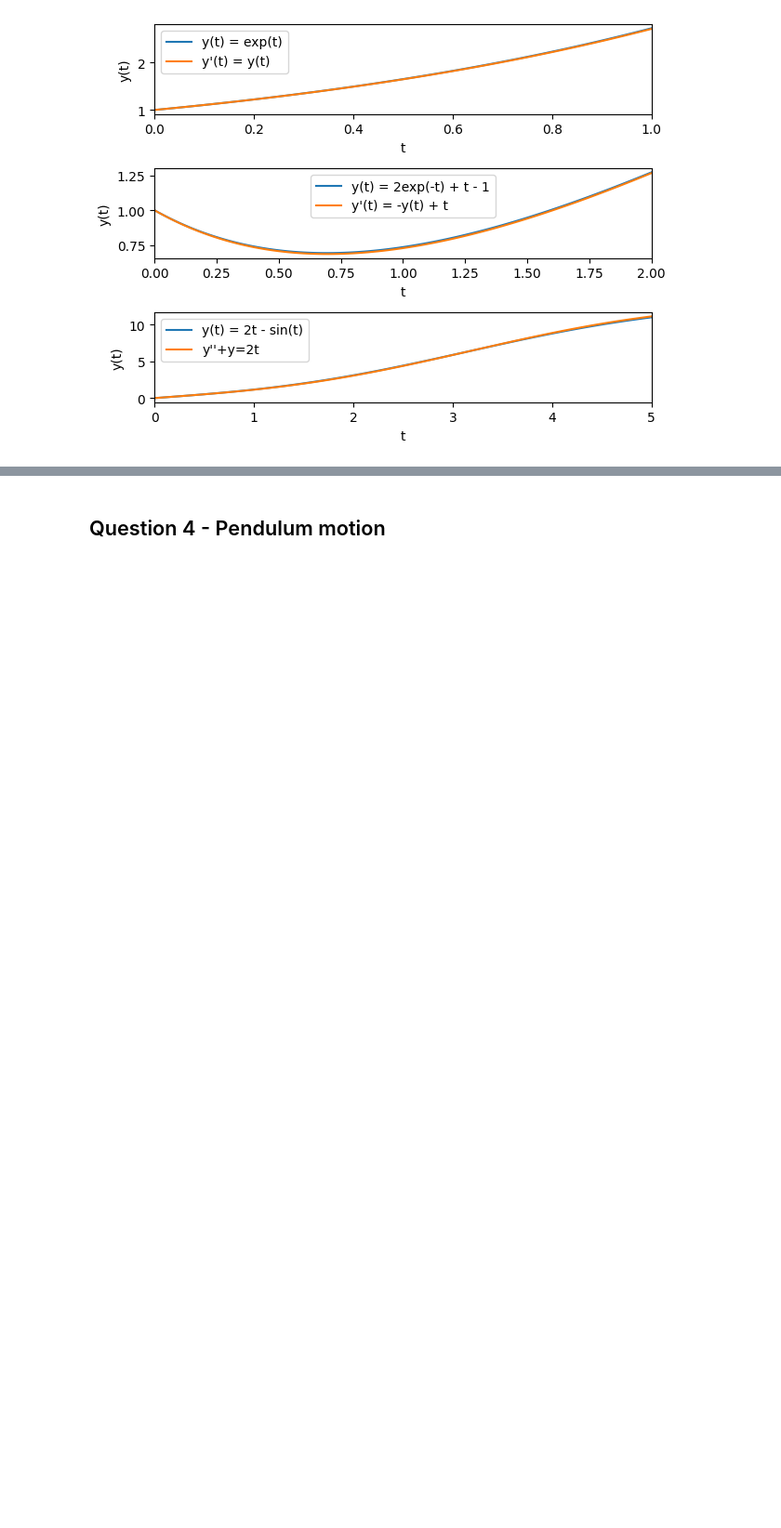
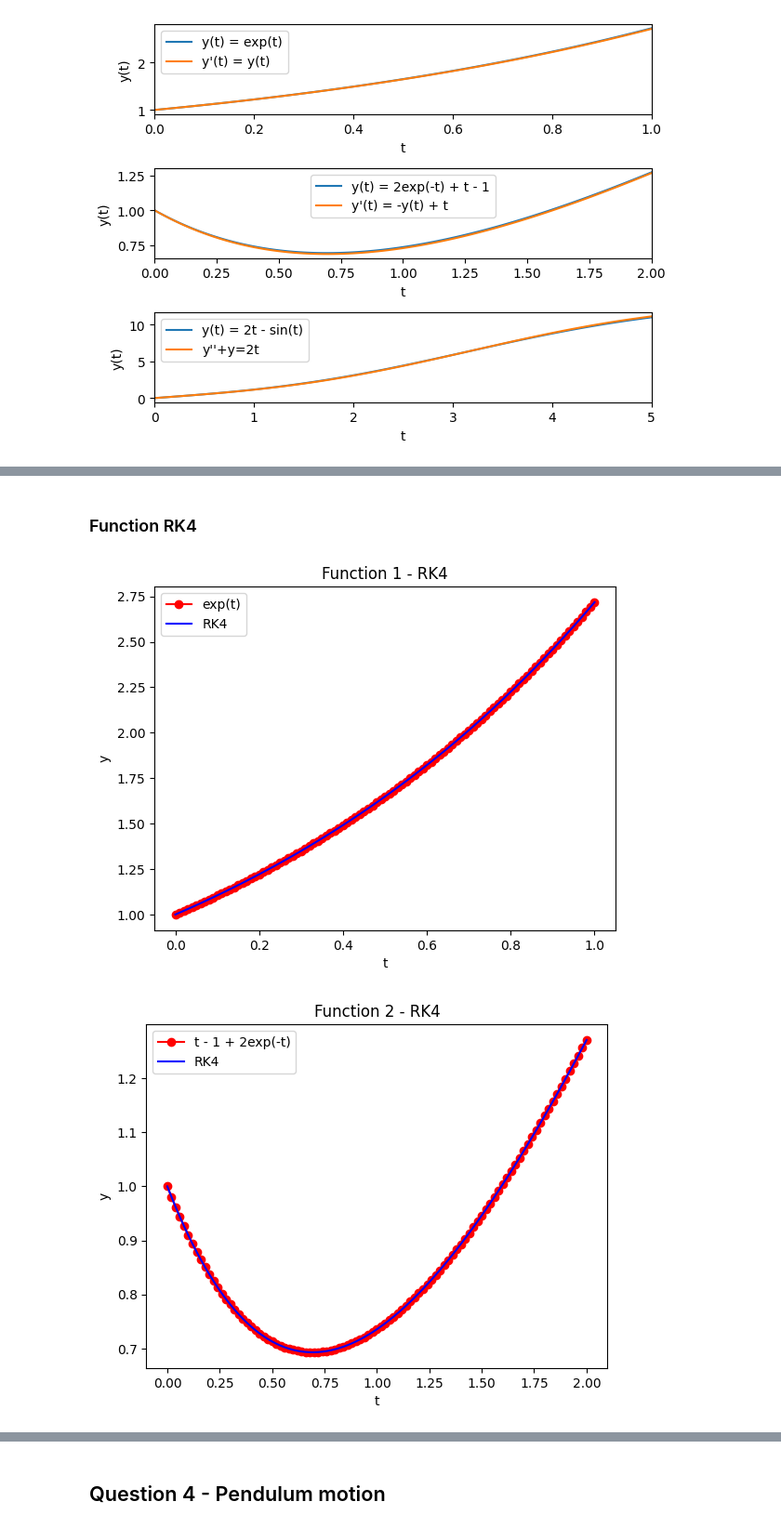
Before and after one commit to Guillaumesyl/Ma322, a Jupyter notebook: TP2/guillaume_tp2.ipynb, the cells around one changed output, grey strips where cells are left out. Shown at 93% size. Cells and saved outputs as stored; diff of their text form; code cells hidden in the pictures; blank space fills up the shorter version.

```diff
--- a/TP2/guillaume_tp2.ipynb
+++ b/TP2/guillaume_tp2.ipynb
@@ -93,0 +179,53 @@ As we can see the Euler Explicit Method is accurate for the two function in the
+# %% [markdown]
+### Function RK4
+# %%
+def RK4(F,a,b,y0,N):
+    h = (b-a)/N
+    t_values = np.linspace(a, b, N + 1)
+    y_values = np.zeros((len(t_values), len(y0)))
+    y_values[0] = y0
+    for i in range(N):
+        t = t_values[i]
+        y = y_values[i]
+        k1 = h * F(t, y)
+        k2 = h * F(t + h/2, y + k1/2)
+        k3 = h * F(t + h/2, y + k2/2)
+        k4 = h * F(t + h, y + k3)
+        y_values[i+1] = y + (k1 + 2*k2 + 2*k3 + k4) / 6
+    return t_values, y_values
+# %%
+"""Function 1"""
+
+t_rk4_1, y_rk4_1 = RK4(f1, a1, b1, y0, N)
+plt.plot(t_sol_1,y_sol_1, label='exp(t)', color='red', marker='o')
+plt.plot(t_rk4_1, y_rk4_1, label='RK4', color='blue')
+plt.xlabel('t')
+plt.ylabel('y')
+plt.title('Function 1 - RK4')
+plt.legend()
+plt.show()
+
+"""Function 2"""
+
+t_rk4_2, y_rk4_2 = RK4(f2, a2, b2, y0, N)
+plt.plot(t_sol_2,y_sol_2, label='t - 1 + 2exp(-t)', color='red', marker='o')
+plt.plot(t_rk4_2, y_rk4_2, label='RK4', color='blue')
+plt.xlabel('t')
+plt.ylabel('y')
+plt.title('Function 2 - RK4')
+plt.legend()
+plt.show()
+
+"""Function 3"""
+
+t_rk4_3, y_rk4_3 = RK4(f3, a3, b3, y03, N)
+plt.plot(t_sol_3,y_sol_3, label='2t - sin(t)', color='red', marker='o')
+plt.plot(t_rk4_3, y_rk4_3[:,0], label='RK4', color='blue')
+plt.xlabel('t')
+plt.ylabel('y')
+plt.title('Function 3 - RK4')
+plt.legend()
+plt.show()
+# %% [output]
+[figure, added]
+[figure, added]
```
Also changed, not shown: parts of 8 cells of this notebook.
